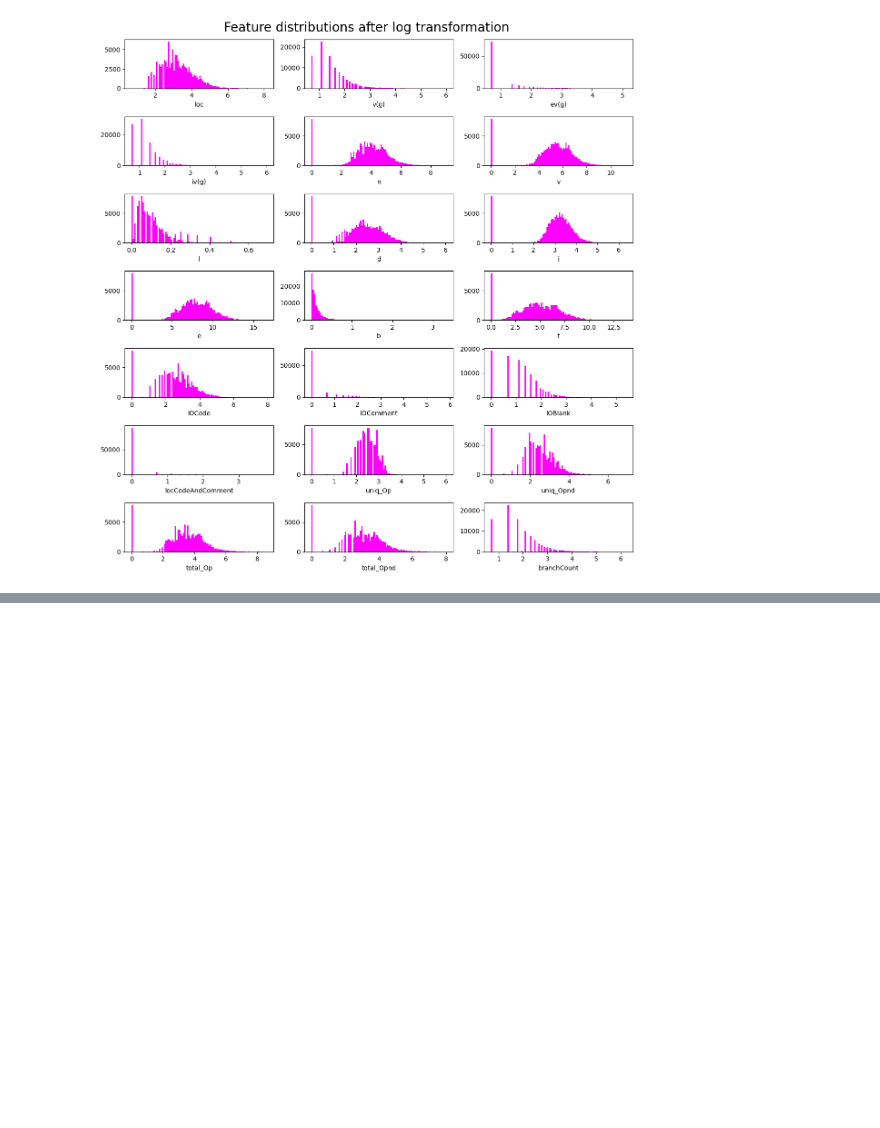
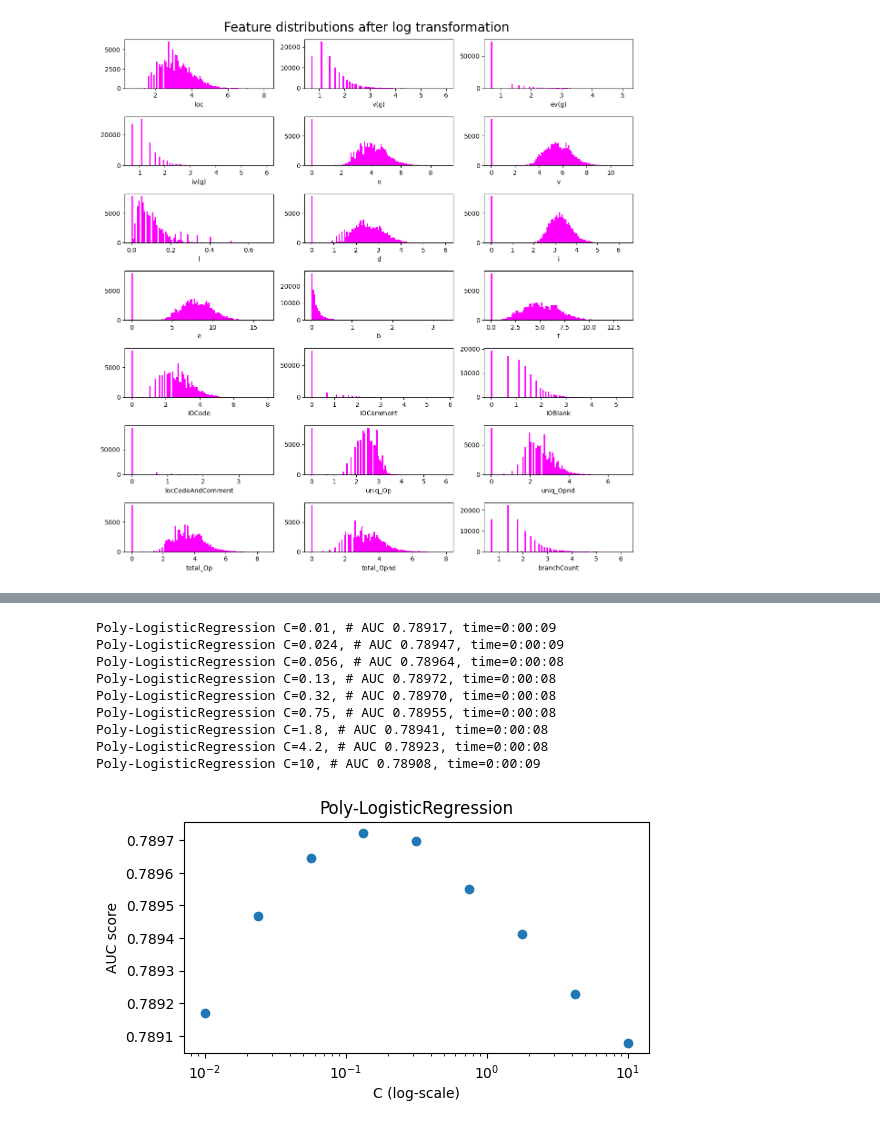
Before and after one commit to sajacaros/ml_project, a Jupyter notebook: sajacaros/review_ambrosm.ipynb, the cells around one changed output, grey strips where cells are left out. Cells and saved outputs as stored; diff of their text form; code cells hidden in the pictures; blank space fills up the shorter version.

```diff
--- a/sajacaros/review_ambrosm.ipynb
+++ b/sajacaros/review_ambrosm.ipynb
@@ -181,0 +293,34 @@ plt.show()
+# %%
+# LogisticRegression
+score_list = []
+for C in np.logspace(-2, 1, 9):
+    auc = cross_val(
+        make_pipeline(
+            FunctionTransformer(np.log1p),
+            PolynomialFeatures(2, include_bias=False),
+            StandardScaler(),
+            LogisticRegression(
+                dual=False,
+                C=C,
+                class_weight='balanced',
+                max_iter=1500,
+                random_state=61,
+                solver='newton-cholesky'
+            )
+        ),
+        f'Poly-LogisticRegression {C=:.2g}',
+    )
+    score_list.append((C, auc))
+
+plot_score_list('Poly-LogisticRegression', score_list, 'C', 'log')
+# %% [output]
+Poly-LogisticRegression C=0.01, # AUC 0.78917, time=0:00:09
+Poly-LogisticRegression C=0.024, # AUC 0.78947, time=0:00:09
+Poly-LogisticRegression C=0.056, # AUC 0.78964, time=0:00:08
+Poly-LogisticRegression C=0.13, # AUC 0.78972, time=0:00:08
+Poly-LogisticRegression C=0.32, # AUC 0.78970, time=0:00:08
+Poly-LogisticRegression C=0.75, # AUC 0.78955, time=0:00:08
+Poly-LogisticRegression C=1.8, # AUC 0.78941, time=0:00:08
+Poly-LogisticRegression C=4.2, # AUC 0.78923, time=0:00:08
+Poly-LogisticRegression C=10, # AUC 0.78908, time=0:00:09
+[figure, added]
```
Also changed, not shown: parts of 8 cells of this notebook.
